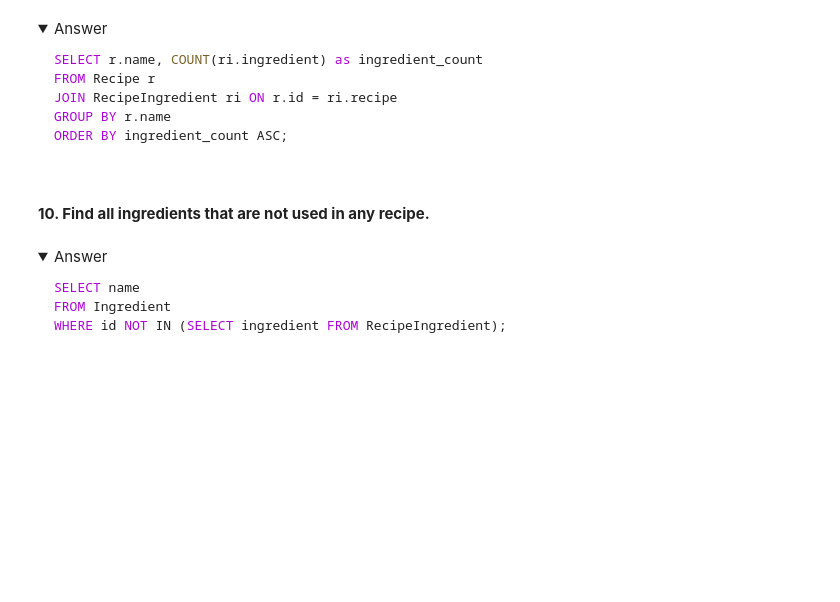
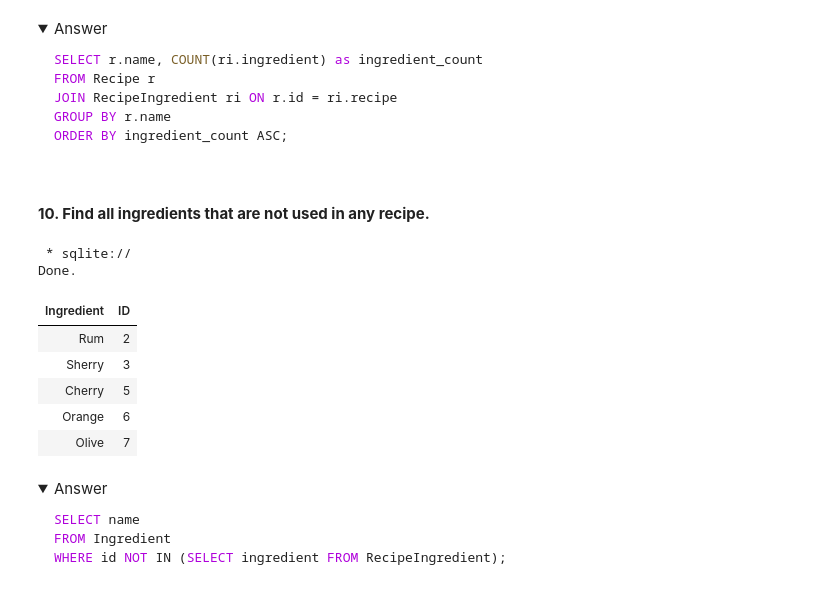
Before and after one commit to Bryanbu2014/database, a Jupyter notebook: exercises-ss24/Aufgabe_Getränke.ipynb, the cells around one changed output. Drawn from its saved outputs; the diff is of its cells as text; code cells hidden in the pictures; folded sections open; blank space fills up the shorter version.

```diff
--- a/exercises-ss24/Aufgabe_Getränke.ipynb
+++ b/exercises-ss24/Aufgabe_Getränke.ipynb
@@ -661,6 +700,26 @@ ORDER BY ingredient_count ASC;
 </details>
 # %% [markdown]
 #### **10. Find all ingredients that are not used in any recipe.**
+# %%
+%%sql
+
+SELECT i.name 'Ingredient', i.id 'ID'
+FROM Ingredient i
+WHERE i.id NOT IN (
+    SELECT i.id
+    FROM Ingredient i
+    JOIN RecipeIngredient ri
+    ON(i.id = ri.ingredient)
+)  -- Subquery too many unnecessary steps
+# %% [output]
+ * sqlite://
+Done.
+| Ingredient | ID |
+| Rum | 2 |
+| Sherry | 3 |
+| Cherry | 5 |
+| Orange | 6 |
+| Olive | 7 |
 # %% [markdown]
 <details>
 <summary>Answer</summary>
```
Also changed, not shown: parts of 4 cells of this notebook.
